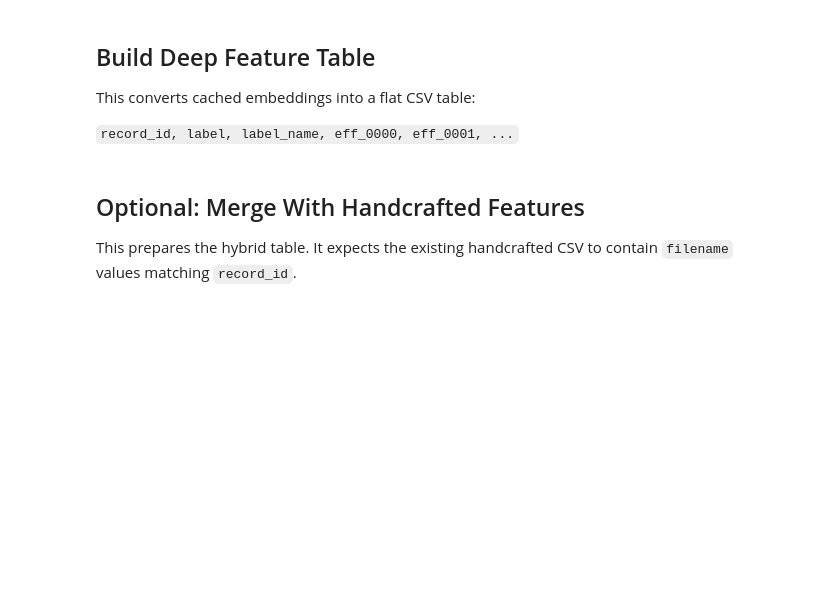
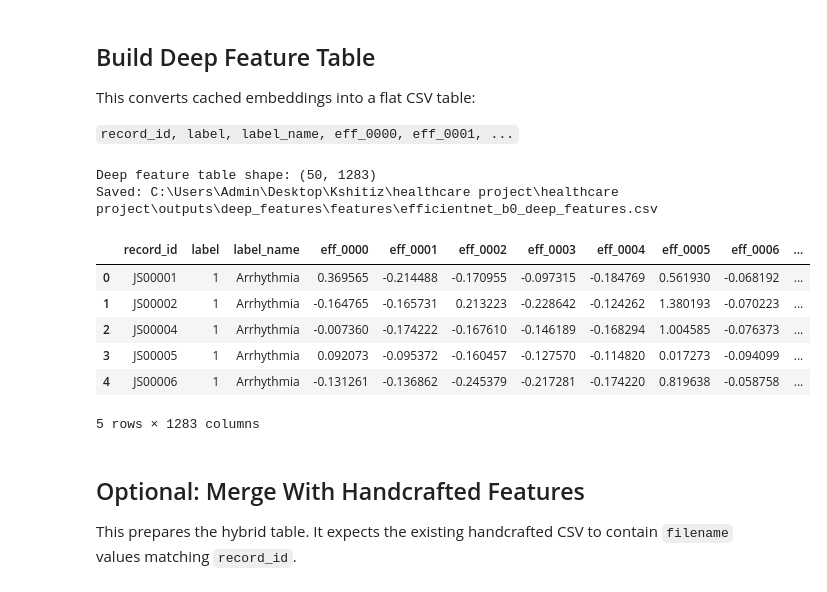
Before and after one commit to Kshitiz-Khandelwal/healthcare-code, a Jupyter notebook: notebooks/04_efficientnet_embeddings.ipynb, the cells around one changed output. Saved outputs shown, nothing was run; the diff lists cells and outputs as text; code cells hidden in the pictures; blank space fills up the shorter version.

```diff
--- a/notebooks/04_efficientnet_embeddings.ipynb
+++ b/notebooks/04_efficientnet_embeddings.ipynb
@@ -70,8 +73,9 @@ from torch import nn
 from torchvision import models
 
 DEVICE = "cuda" if torch.cuda.is_available() else "cpu"
+MODEL_NAME = "efficientnet_b0"  # change to "efficientnet_b4" for final run
 BATCH_SIZE = 8 if DEVICE == "cpu" else 32
-EXPECTED_EMBEDDING_DIM = CONFIG.model_embedding_dim(MODEL_NAME)
+MAX_IMAGES = 50  # smoke test first. Increase to 300, 1000, or None after it works.
 
 if DEVICE == "cpu":
     torch.set_num_threads(4)
@@ -95,5 +99,4 @@ print("Device:", DEVICE)
 print("Model:", MODEL_NAME)
 print("Batch size:", BATCH_SIZE)
 print("Max images this run:", MAX_IMAGES)
-print("Expected embedding dimension:", EXPECTED_EMBEDDING_DIM)
 print("Transform:", transform)
@@ -111,7 +127,7 @@ def embedding_path(record_id):
     return EMBEDDING_DIR / f"{record_id}_{MODEL_NAME}.npy"
 
 
-work_manifest = manifest.copy()
+work_manifest = manifest.head(MAX_IMAGES).copy() if MAX_IMAGES else manifest.copy()
 rows = []
 cached_count = 0
 new_count = 0
@@ -143,11 +159,6 @@ for start in tqdm(range(0, len(work_manifest), BATCH_SIZE), desc="Extracting emb
             embeddings = model(batch).detach().cpu().numpy()
 
         for row, embedding in zip(uncached_rows, embeddings):
-            if embedding.shape[-1] != EXPECTED_EMBEDDING_DIM:
-                raise ValueError(
-                    f"{MODEL_NAME} produced {embedding.shape[-1]} features; "
-                    f"expected {EXPECTED_EMBEDDING_DIM}."
-                )
             cache_path = embedding_path(row["record_id"])
             np.save(cache_path, embedding)
             rows.append({
@@ -160,7 +171,7 @@ for start in tqdm(range(0, len(work_manifest), BATCH_SIZE), desc="Extracting emb
             new_count += 1
 
 embedding_manifest = pd.DataFrame(rows)
-embedding_manifest_path = CONFIG.embedding_manifest_path(MODEL_NAME)
+embedding_manifest_path = OUTPUT_DIR / "manifests" / f"{MODEL_NAME}_embedding_manifest.csv"
 embedding_manifest.to_csv(embedding_manifest_path, index=False)
 
 print(f"Saved embedding manifest: {embedding_manifest_path}")
@@ -201,3 +197,33 @@ display(deep_feature_table.head())
+# %%
+feature_rows = []
+
+for _, row in tqdm(embedding_manifest.iterrows(), total=len(embedding_manifest), desc="Building feature table"):
+    embedding = np.load(row["embedding_path"]).ravel()
+    feature_row = {
+        "record_id": row["record_id"],
+        "label": row["label"],
+        "label_name": row["label_name"],
+    }
+    feature_row.update({f"eff_{i:04d}": float(value) for i, value in enumerate(embedding)})
+    feature_rows.append(feature_row)
+
+deep_feature_table = pd.DataFrame(feature_rows)
+deep_feature_path = FEATURE_DIR / f"{MODEL_NAME}_deep_features.csv"
+deep_feature_table.to_csv(deep_feature_path, index=False)
+
+print("Deep feature table shape:", deep_feature_table.shape)
+print(f"Saved: {deep_feature_path}")
+display(deep_feature_table.head())
+# %% [output]
+Deep feature table shape: (50, 1283)
+Saved: C:\Users\Admin\Desktop\Kshitiz\healthcare project\healthcare project\outputs\deep_features\features\efficientnet_b0_deep_features.csv
+|  | record_id | label | label_name | eff_0000 | eff_0001 | eff_0002 | eff_0003 | eff_0004 | eff_0005 | eff_0006 | ... |
+| 0 | JS00001 | 1 | Arrhythmia | 0.369565 | -0.214488 | -0.170955 | -0.097315 | -0.184769 | 0.561930 | -0.068192 | ... |
+| 1 | JS00002 | 1 | Arrhythmia | -0.164765 | -0.165731 | 0.213223 | -0.228642 | -0.124262 | 1.380193 | -0.070223 | ... |
+| 2 | JS00004 | 1 | Arrhythmia | -0.007360 | -0.174222 | -0.167610 | -0.146189 | -0.168294 | 1.004585 | -0.076373 | ... |
+| 3 | JS00005 | 1 | Arrhythmia | 0.092073 | -0.095372 | -0.160457 | -0.127570 | -0.114820 | 0.017273 | -0.094099 | ... |
+| 4 | JS00006 | 1 | Arrhythmia | -0.131261 | -0.136862 | -0.245379 | -0.217281 | -0.174220 | 0.819638 | -0.058758 | ... |
+5 rows × 1283 columns
 # %% [markdown]
 ## Optional: Merge With Handcrafted Features
 
```
Also changed, not shown: parts of 6 cells of this notebook, 5 other files.
